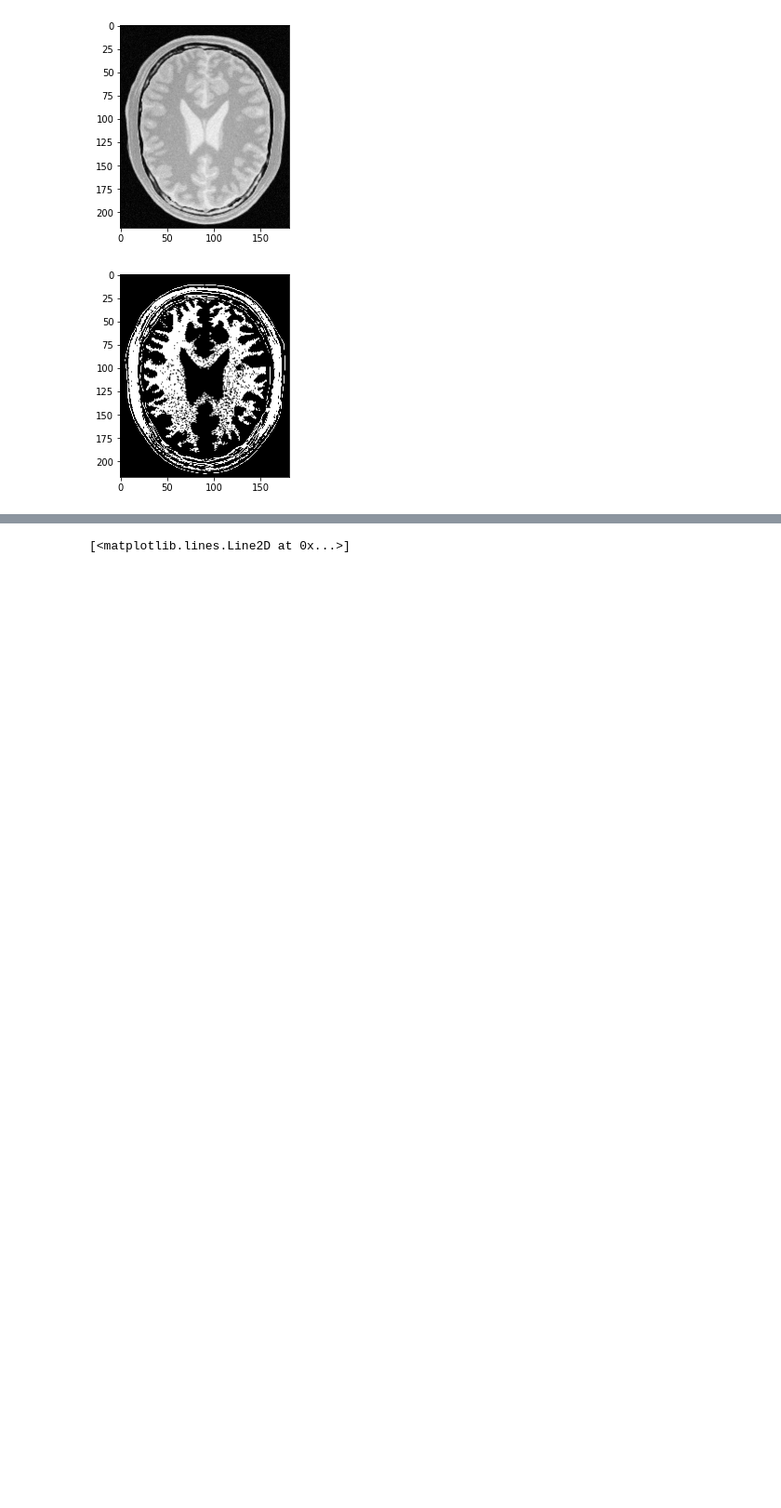
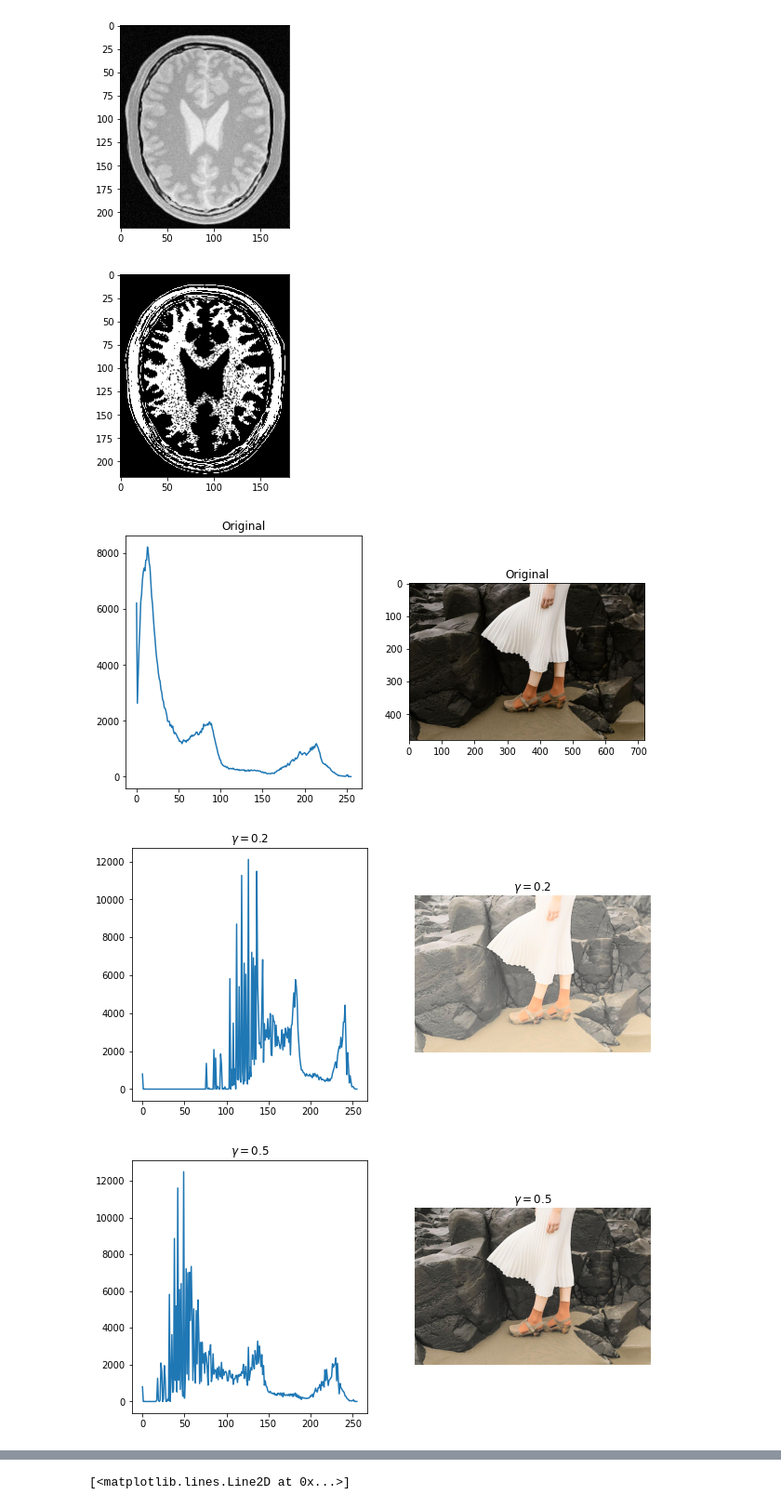
Before and after one commit to maleeshaRuvindi/EN2550_assignment1, a Jupyter notebook: 190535D_Assignment1.ipynb, the cells around one changed output, grey strips where cells are left out. Shown at 93% size. Saved outputs shown, nothing was run; the diff lists cells and outputs as text; code cells hidden in the pictures; blank space fills up the shorter version.

```diff
--- a/190535D_Assignment1.ipynb
+++ b/190535D_Assignment1.ipynb
@@ -78,3 +78,39 @@ ax3.imshow(newimg2)
 [figure]
 [figure]
 [figure]
+# %%
+f = cv.imread(r"C:\Users\ASUS\Documents\coding\image processing\images\highlights_and_shadows.jpg", cv.IMREAD_COLOR)
+assert f is not None
+lab = cv.cvtColor(f, cv.COLOR_BGR2Lab)
+newf = cv.cvtColor(f,cv.COLOR_BGR2RGB)
+l, a, b = cv.split(lab)
+gamma = [0.2 , 0.5, 1, 1.25]
+hist = cv.calcHist([f], [0], None, [256], [0,256])
+fig, ax = plt.subplots(1,2,figsize = (10,5))
+ax[0].plot(hist)
+ax[0].set_title("Original")
+ax[1].imshow(newf)
+ax[1].set_title("Original")
+
+
+
+for i in range (4):
+    t = np.array([(p/255.0)**gamma[i]*(255.0) for p in l]).astype(np.uint8)
+    newlab = cv.merge([t,a,b])
+    newf = cv.cvtColor(newlab, cv.COLOR_LAB2BGR)
+    newhist= cv.calcHist([newf], [0], None, [256], [0,256])
+
+    fig, ax = plt.subplots(1,2, figsize = (10,5))
+    ax[0].plot(newhist)
+    ax[0].set_title("$\gamma = $"+ str(gamma[i]))
+
+    img = cv.cvtColor(newf, cv.COLOR_BGR2RGB)
+
+    ax[1].set_title("$\gamma = $"+ str(gamma[i]))
+    ax[1].imshow(img)
+    ax[1].axis('off')
+    plt.show()
+# %% [output]
+[figure, added]
+[figure, added]
+[figure, added]
```
Also changed, not shown: parts of 2 cells of this notebook.
